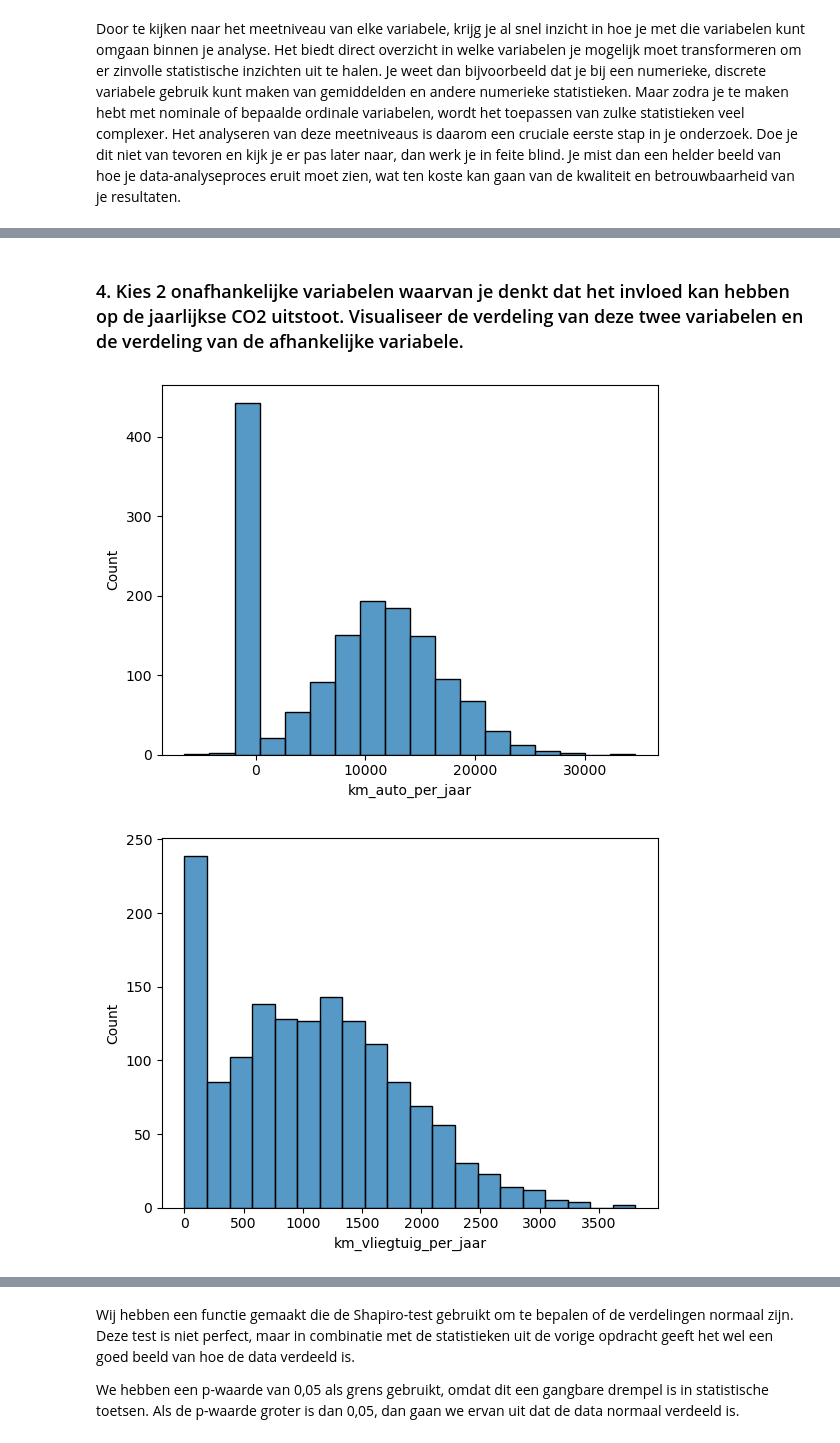
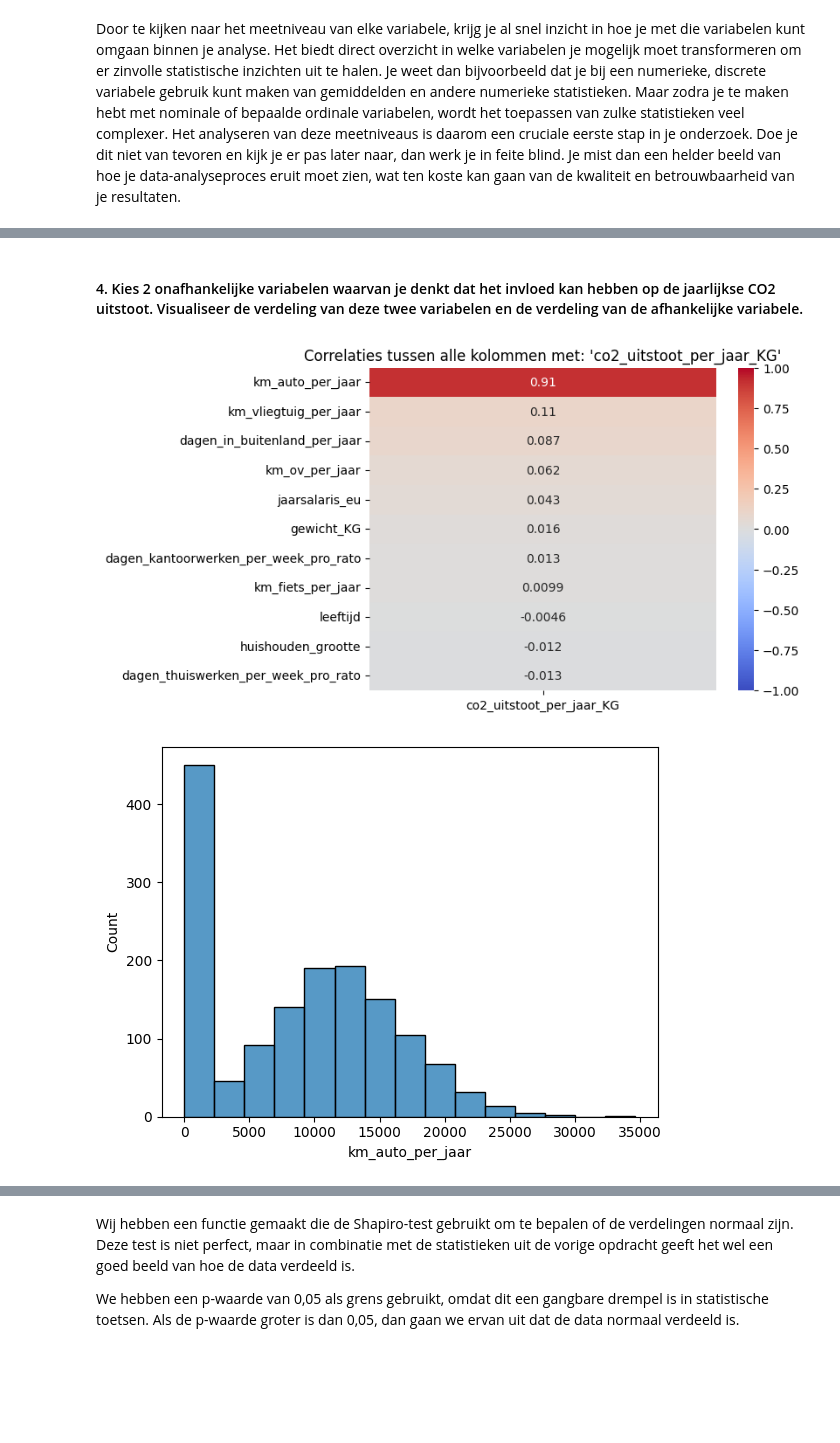
Before and after one commit to 24087068/wiskunde_porfolio, a Jupyter notebook: portfolio whole.ipynb, the cells around one changed output, grey strips where cells are left out. Cells and saved outputs as stored; diff of their text form; code cells hidden in the pictures; blank space fills up the shorter version.

```diff
--- a/portfolio whole.ipynb
+++ b/portfolio whole.ipynb
@@ -175,30 +220,41 @@ In de visualisaties is onder andere zichtbaar dat het gewicht in kilogram nog aa
+# %%
+df_co2 = df_co2.dropna(subset=['co2_uitstoot_per_jaar_KG', 'autobezit', 'jaarsalaris_eu', 'stad', 'opleiding_niveau'])
+
+# Kollomen definieren
+foute_kollomen = ['km_auto_per_jaar', 'km_ov_per_jaar']
+for col in foute_kollomen:
+    df_co2.loc[df_co2[col] < 0, col] = np.nan
 # %% [markdown]
-### 4.	Kies 2 onafhankelijke variabelen waarvan je denkt dat het invloed kan hebben op de jaarlijkse CO2 uitstoot. Visualiseer de verdeling van deze twee variabelen en de verdeling van de afhankelijke variabele.
+#### 4.	Kies 2 onafhankelijke variabelen waarvan je denkt dat het invloed kan hebben op de jaarlijkse CO2 uitstoot. Visualiseer de verdeling van deze twee variabelen en de verdeling van de afhankelijke variabele.
 # %%
 # 4
-# heatmap
-#numeric_cols = df_co2.select_dtypes(include=['int64', 'float64']).columns
-#df_numeric = df_co2[numeric_cols]
-#plt.figure(figsize=(10, 5))
-#sns.heatmap(df_numeric.corr(), annot=True)
-#plt.show()
+# Heatmap configuratie
+df_co2_numeriek = df_co2.select_dtypes(include=[np.number])
+co2_kolom = "co2_uitstoot_per_jaar_KG"
+correlaties = df_co2_numeriek.corr()[[co2_kolom]].drop(co2_kolom)
+correlaties = correlaties.sort_values(by=co2_kolom, ascending=False)
+
+# Heatmap
+sns.heatmap(correlaties, annot=True, cmap="coolwarm", vmin=-1, vmax=1)
+plt.title(f"Correlaties tussen alle kolommen met: '{co2_kolom}'")
+plt.show()
 
 # columns
 car_kpy = df_co2['km_auto_per_jaar']
 plane_kpy = df_co2['km_vliegtuig_per_jaar']
 co2_py = df_co2['co2_uitstoot_per_jaar_KG']
 #sns.regplot(x=car_kpy, y=co2_py)
 #plt.show()
 #sns.regplot(x=plane_kpy, y=co2_py)
 #plt.show()
 
 # hist plot
 def hist_plot_maker(data, x):
     sns.histplot(data=data, x=x)
     plt.show()
 hist_plot_maker(df_co2, car_kpy)
 hist_plot_maker(df_co2, plane_kpy)
 hist_plot_maker(df_co2, co2_py)
 # %% [output]
-[figure, old version]
+[figure, new version]
-[figure, old version]
+[figure, new version]
```
Also changed, not shown: parts of 42 cells of this notebook.
